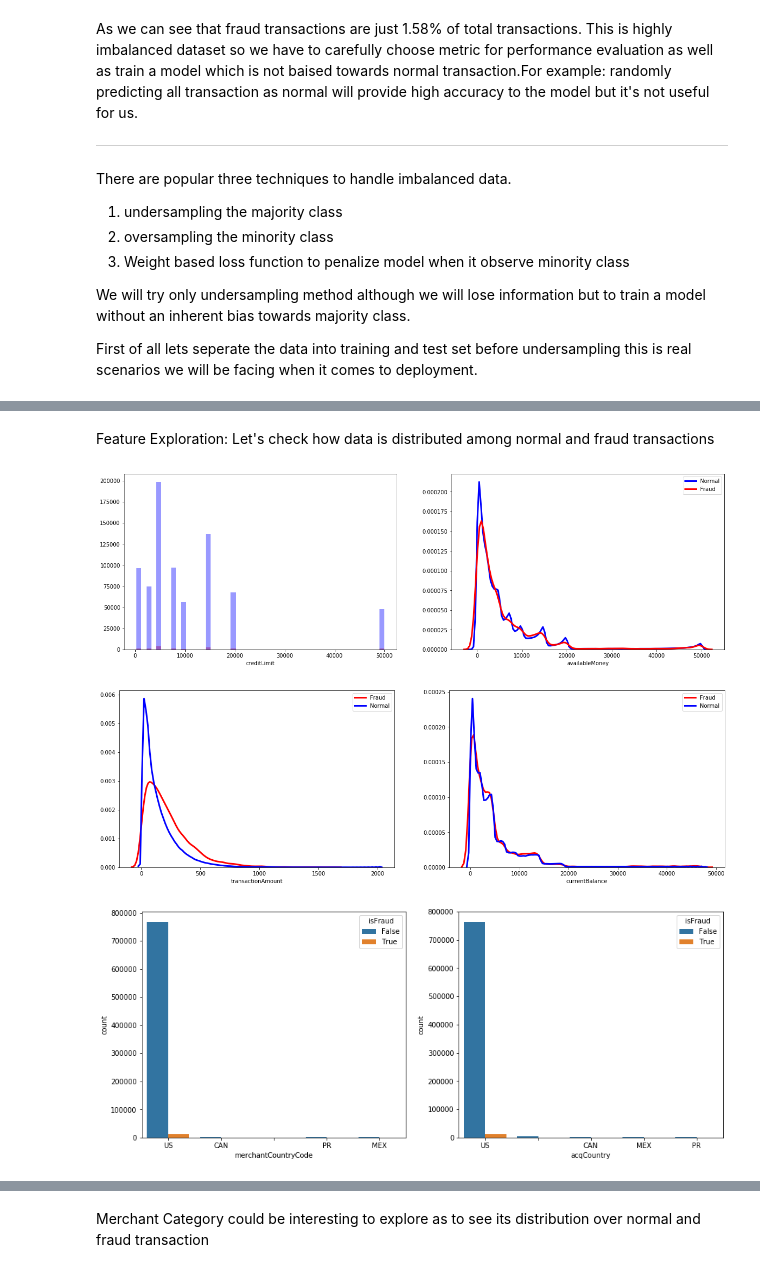
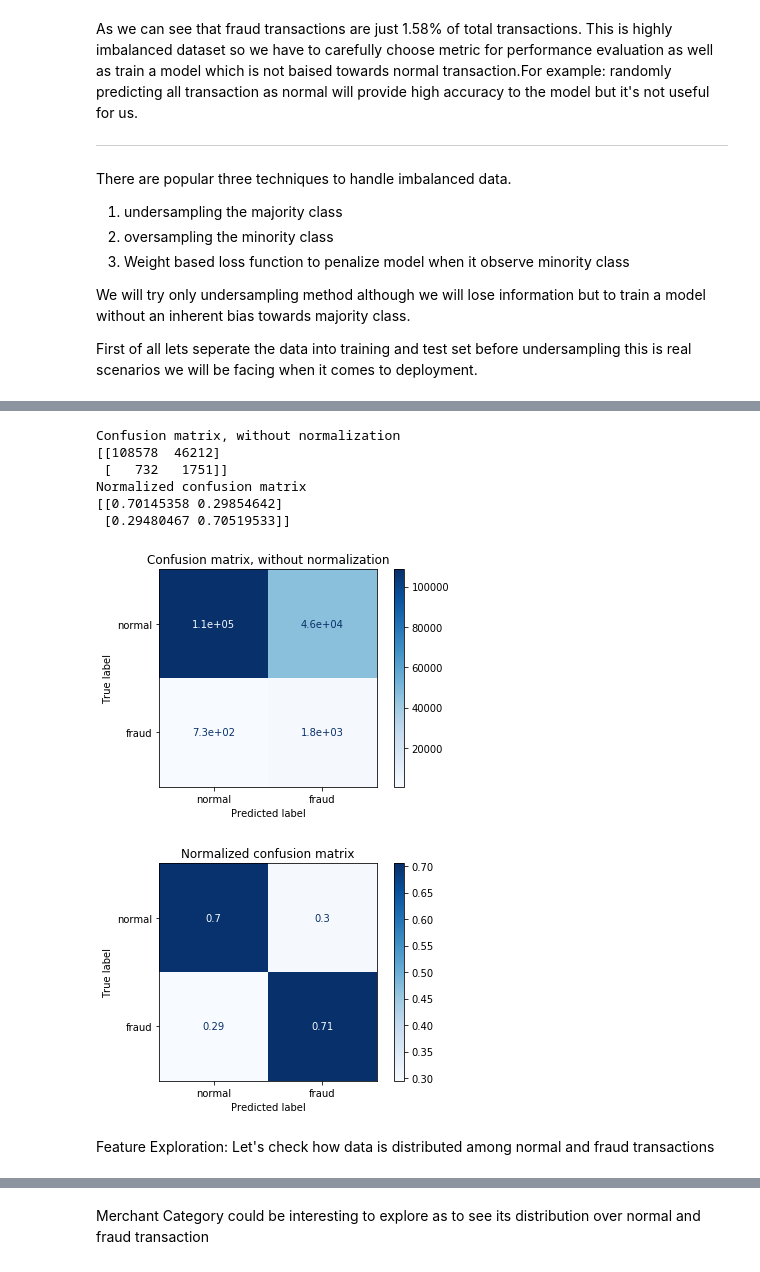
Before and after one commit to analystanand/Machine-Learning, a Jupyter notebook: Card_Transactions.ipynb, the cells around one changed output, grey strips where cells are left out. Drawn from its saved outputs; the diff is of its cells as text; code cells hidden in the pictures.

```diff
--- a/Card_Transactions.ipynb
+++ b/Card_Transactions.ipynb
@@ -184,0 +231,3 @@ First of all lets seperate the data into training and test set before undersampl
+# %%
+transactions_df = transactions_df.drop(["accountNumber","customerId","transactionDateTime","accountOpenDate","dateOfLastAddressChange","cardCVV","enteredCVV","cardLast4Digits","transaction_id"],axis=1)
+transactions_df.dtypes
@@ -184,0 +254,13 @@ First of all lets seperate the data into training and test set before undersampl
+# %%
+numerical_features = transactions_df.select_dtypes(include=['float64']).columns
+categorical_features = transactions_df.select_dtypes(include=['object','bool']).drop(["isFraud"],axis=1).columns
+
+X = transactions_df.drop('isFraud', axis=1)
+y = transactions_df['isFraud']
+# %%
+le = LabelEncoder()
+label_encoder = le.fit(y)
+y = label_encoder.transform(y)
+X_train, X_test, y_train, y_test = train_test_split(X, y, test_size=0.2,stratify=y)
+
+print("Training Size:",X_train.shape,"Testing Size:",X_test.shape)
@@ -185,3 +308,27 @@ First of all lets seperate the data into training and test set before undersampl
+# %%
+# Plot non-normalized confusion matrix
+titles_options = [("Confusion matrix, without normalization", None),
+                  ("Normalized confusion matrix", 'true')]
+for title, normalize in titles_options:
+    disp = plot_confusion_matrix(model, X_test, y_test,
+                                 display_labels=["normal","fraud"],
+                                 cmap=plt.cm.Blues,
+                                 normalize=normalize)
+    disp.ax_.set_title(title)
+
+    # print(title)
+    # print(disp.confusion_matrix)
+
+plt.show()
+# %% [output]
+Confusion matrix, without normalization
+[[108578  46212]
+ [   732   1751]]
+Normalized confusion matrix
+[[0.70145358 0.29854642]
+ [0.29480467 0.70519533]]
+[figure, added]
+[figure, added]
 # %% [markdown]
 Feature Exploration: Let's check how data is distributed among normal and fraud transactions
 # %%
@@ -192,8 +339,6 @@ sns.distplot(transactions_df[transactions_df['isFraud']==False]['availableMoney'
 sns.distplot(transactions_df[transactions_df['isFraud']==True]["availableMoney"],hist=False,kde=True,color="r",label='Fraud',kde_kws={"color": "r", "lw": 3, "label": "KDE"},ax=axes[1])
 plt.legend()
 plt.show()
-# %% [output]
-[figure, removed]
 # %%
 f, axes = plt.subplots(1,2, figsize=(20, 6), sharex=False)
 sns.distplot(transactions_df[transactions_df['isFraud']==True]["transactionAmount"],hist=False,kde=True,color="r",label='Fraud',kde_kws={"color": "r", "lw": 3, "label": "KDE"},ax=axes[0])
@@ -202,15 +347,11 @@ sns.distplot(transactions_df[transactions_df['isFraud']==True]["currentBalance"]
 sns.distplot(transactions_df[transactions_df['isFraud']==False]['currentBalance'],hist=False,kde=True,color="b",label='Normal',kde_kws={"color": "b", "lw": 3, "label": "KDE"},ax=axes[1])
 plt.legend()
 plt.show()
-# %% [output]
-[figure, removed]
 # %%
 f, axes = plt.subplots(1,2, figsize=(15, 6), sharex=False)
 sns.countplot('merchantCountryCode', data = transactions_df,hue="isFraud",ax=axes[0])
 sns.countplot('acqCountry', data = transactions_df,hue="isFraud",ax=axes[1])
 plt.show()
-# %% [output]
-[figure, removed]
 # %%
 f, axes = plt.subplots(1,2, figsize=(15, 6), sharex=False)
 sns.countplot('posEntryMode', data = transactions_df,hue="isFraud",ax=axes[0])
```
Also changed, not shown: parts of 25 cells of this notebook.
